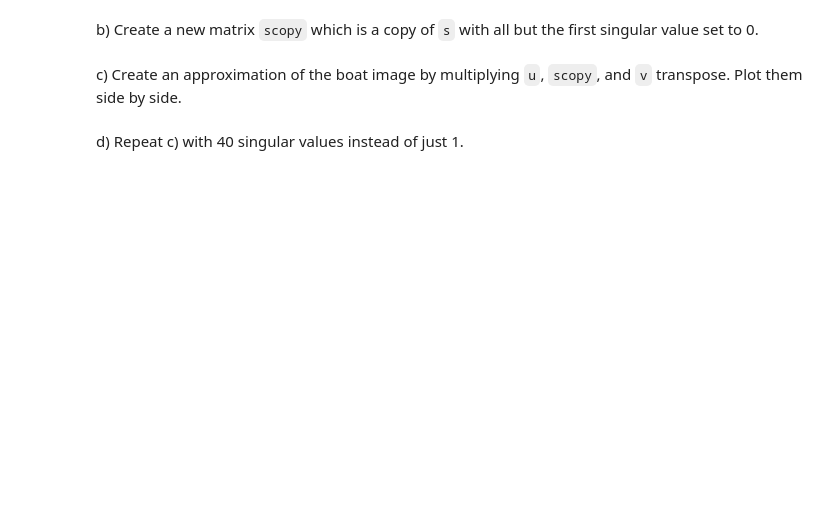
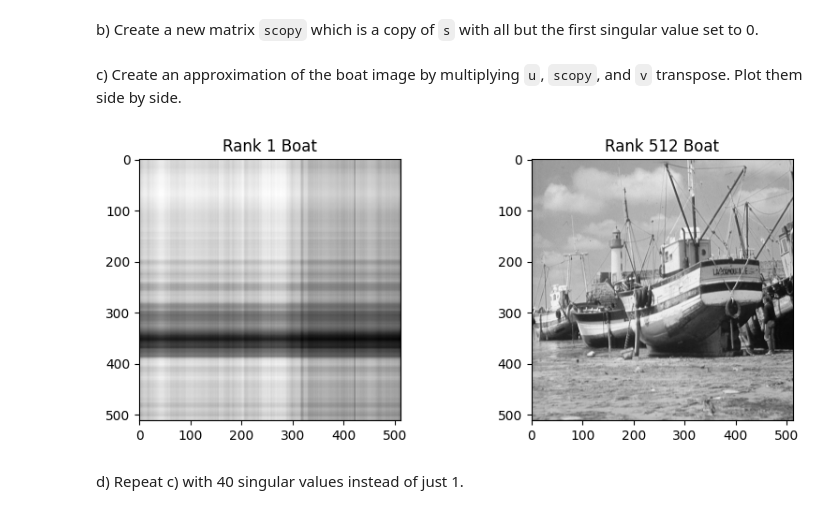
Before and after one commit to gallettilance/CS506-Spring2023, a Jupyter notebook: worksheets/worksheet_08.ipynb, the cells around one changed output. Saved outputs shown, nothing was run; the diff lists cells and outputs as text; code cells hidden in the pictures; blank space fills up the shorter version.

```diff
--- a/worksheets/worksheet_08.ipynb
+++ b/worksheets/worksheet_08.ipynb
@@ -96,16 +104,18 @@ scopy = ...
 # %% [markdown]
 c) Create an approximation of the boat image by multiplying `u`, `scopy`, and `v` transpose. Plot them side by side.
 # %%
-boat_app = ...
+boat_app = u.dot(np.diag(scopy)).dot(vt)
 
 plt.figure(figsize=(9,6))
 plt.subplot(1,2,1)
 plt.imshow(boat_app, cmap = cm.Greys_r)
 plt.title('Rank 1 Boat')
 plt.subplot(1,2,2)
 plt.imshow(boat, cmap = cm.Greys_r)
 plt.title('Rank 512 Boat')
 _ = plt.subplots_adjust(wspace=0.5)
 plt.show()
+# %% [output]
+[figure, added]
 # %% [markdown]
 d) Repeat c) with 40 singular values instead of just 1.
```
Also changed, not shown: parts of 15 cells of this notebook.
